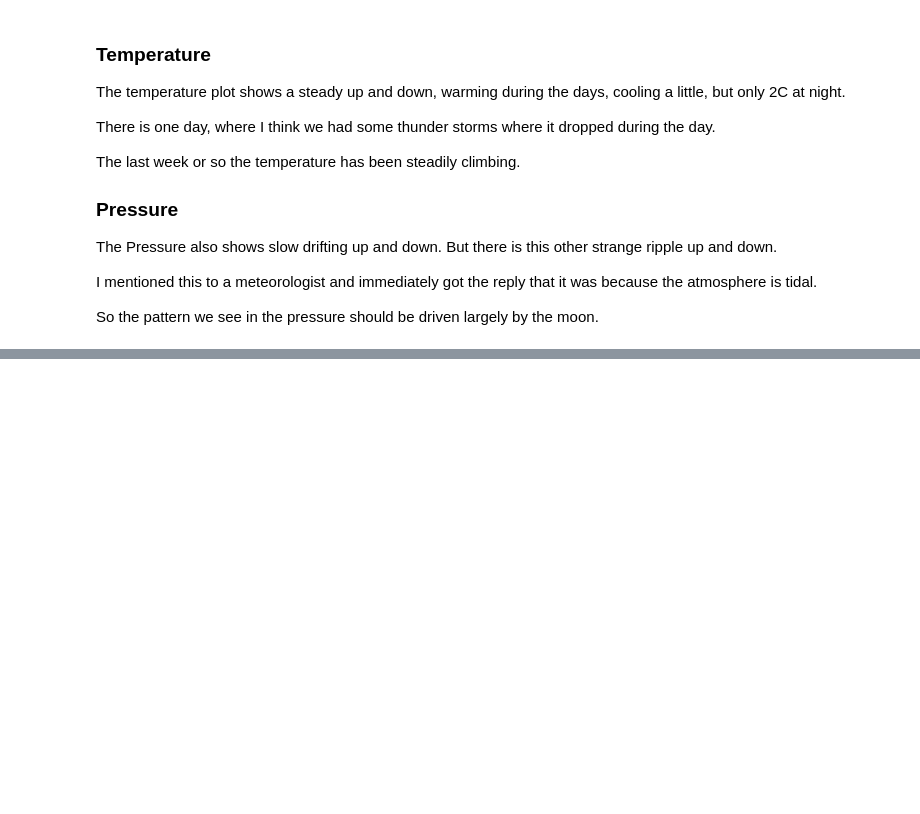
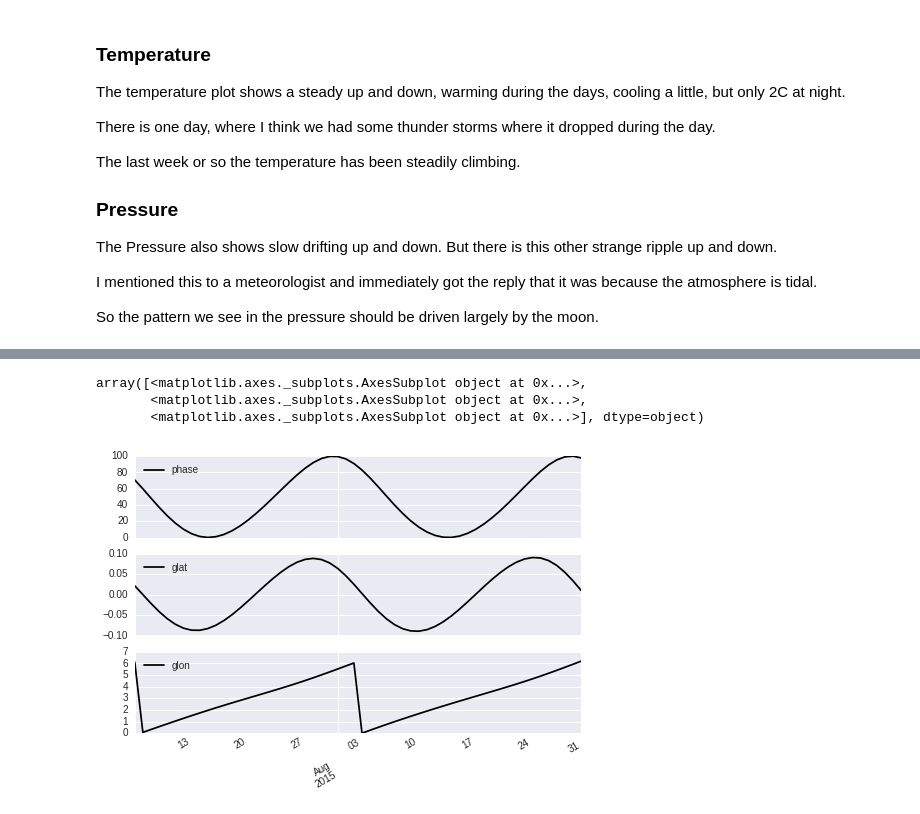
Before and after one commit to peakrisk/peakrisk, a Jupyter notebook: posts/air-pressure-and-the-tides.ipynb, the cells around one changed output, grey strips where cells are left out. Saved outputs shown, nothing was run; the diff lists cells and outputs as text; code cells hidden in the pictures; blank space fills up the shorter version.

```diff
--- a/posts/air-pressure-and-the-tides.ipynb
+++ b/posts/air-pressure-and-the-tides.ipynb
@@ -224,0 +235,10 @@ xx
+# %%
+# Try feeding in a longer time series
+days = pandas.date_range('7/7/2015', periods=56, freq='D')
+# %%
+moon_orbitals(days).plot(subplots=True)
+# %% [output]
+array([<matplotlib.axes._subplots.AxesSubplot object at 0x...>,
+       <matplotlib.axes._subplots.AxesSubplot object at 0x...>,
+       <matplotlib.axes._subplots.AxesSubplot object at 0x...>], dtype=object)
+[figure, added]
```
Also changed, not shown: parts of 16 cells of this notebook.
